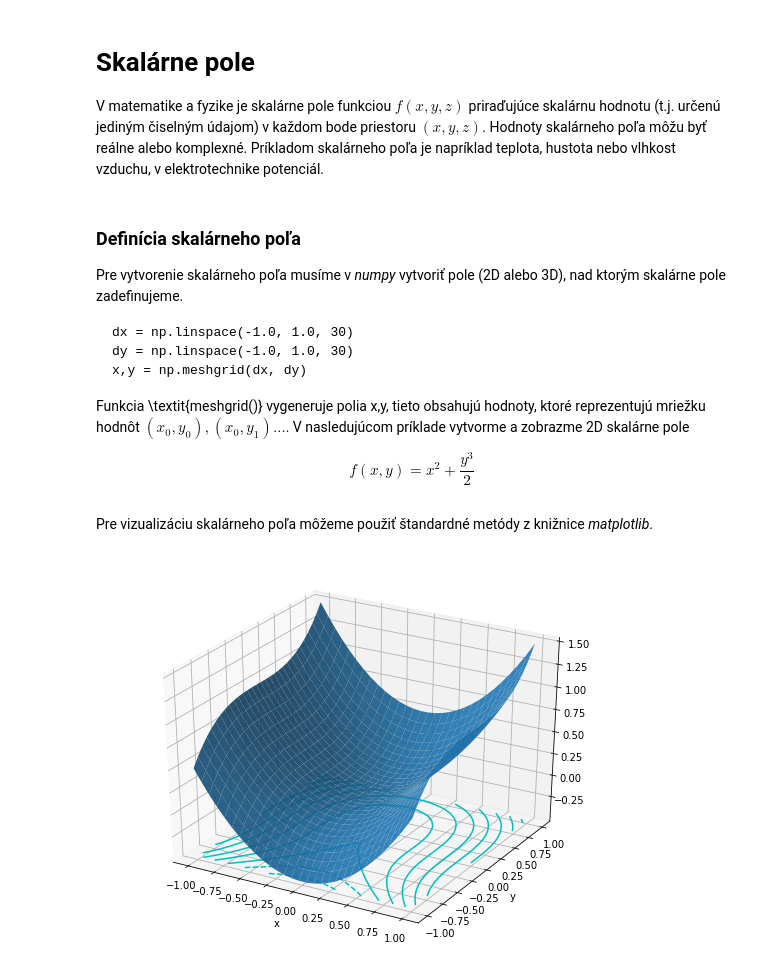
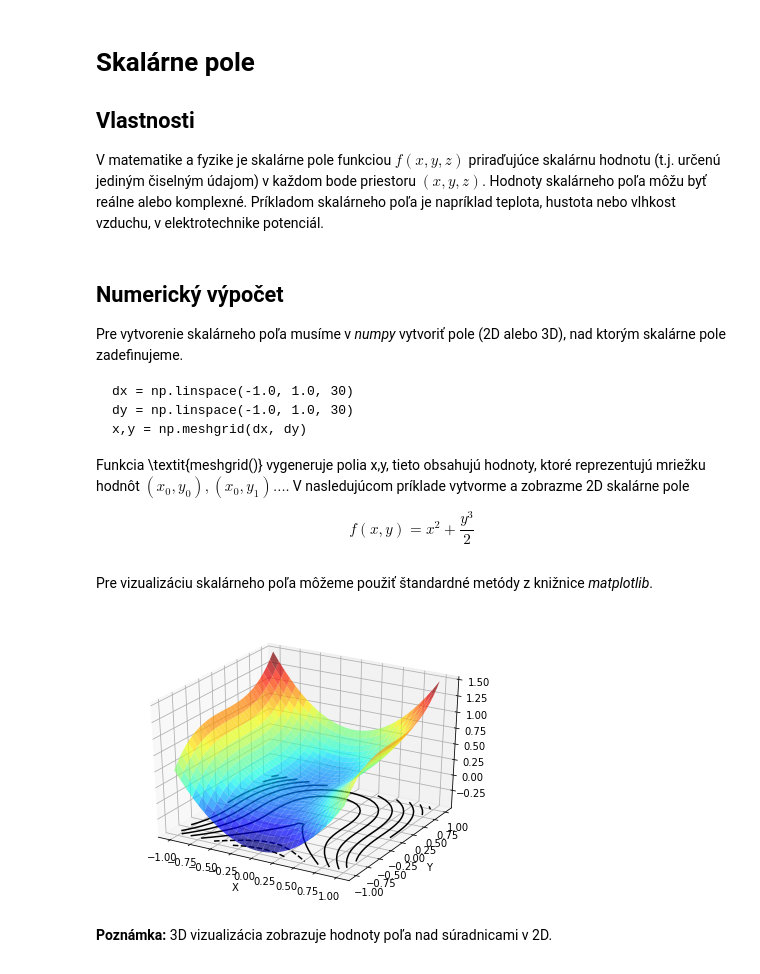
Before and after one commit to pfabo/notebook-fdtd, a Jupyter notebook: 002_skalarne_pole.ipynb, the cells around one changed output. Cells and saved outputs as stored; diff of their text form; code cells hidden in the pictures.

```diff
--- a/002_skalarne_pole.ipynb
+++ b/002_skalarne_pole.ipynb
@@ -1,9 +1,11 @@
 # %% [markdown]
 # Skalárne pole
 
+## Vlastnosti
+
 V matematike a fyzike je skalárne pole funkciou $f(x,y,z)$ priraďujúce skalárnu hodnotu (t.j. určenú jediným čiselným údajom) v každom bode priestoru $(x,y,z)$. Hodnoty skalárneho poľa môžu byť reálne alebo komplexné. Príkladom skalárneho poľa je napríklad teplota, hustota nebo vlhkost vzduchu, v elektrotechnike potenciál.
 # %% [markdown]
-### Definícia skalárneho poľa
+## Numerický výpočet
 
 Pre vytvorenie skalárneho poľa musíme v *numpy* vytvoriť pole (2D alebo 3D), nad ktorým skalárne pole zadefinujeme.
 
@@ -32,12 +34,14 @@ def f(x,y):                          # defincia funkcie
 # %% [markdown]
  Pre vizualizáciu skalárneho poľa môžeme použiť štandardné metódy z knižnice *matplotlib*.
 # %%
-fig = plt.figure(figsize=(9, 7))  # zobrazenie skalarneho pola
+fig = plt.figure(figsize=(7, 5))           # zobrazenie skalarneho pola
 ax = fig.add_subplot(111, projection='3d')
-ax.plot_surface(x, y, f(x,y), alpha=0.9)
-ax.contour(x, y, f(x,y), 10, colors="c", offset=-0.50)
-plt.xlabel('x')
-plt.ylabel('y')
+ax.plot_surface(x, y, f(x,y), alpha=0.7, cmap='jet')
+ax.contour(x, y, f(x,y), 10, colors="k", offset=-0.50)
+plt.xlabel('X')
+plt.ylabel('Y')
 plt.show()
 # %% [output]
-[figure, old version]
+[figure, new version]
+# %% [markdown]
+**Poznámka:** 3D vizualizácia zobrazuje hodnoty poľa nad súradnicami v 2D.
```
Also changed, not shown: parts of 1 cell of this notebook, 20 other files.
